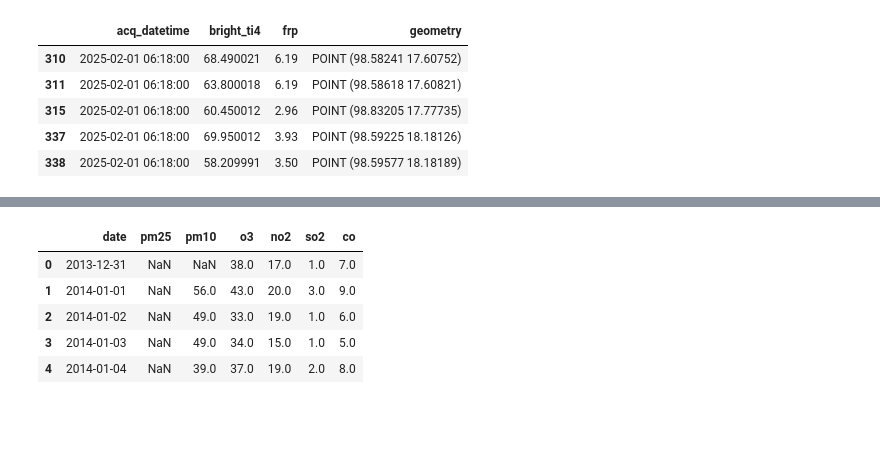
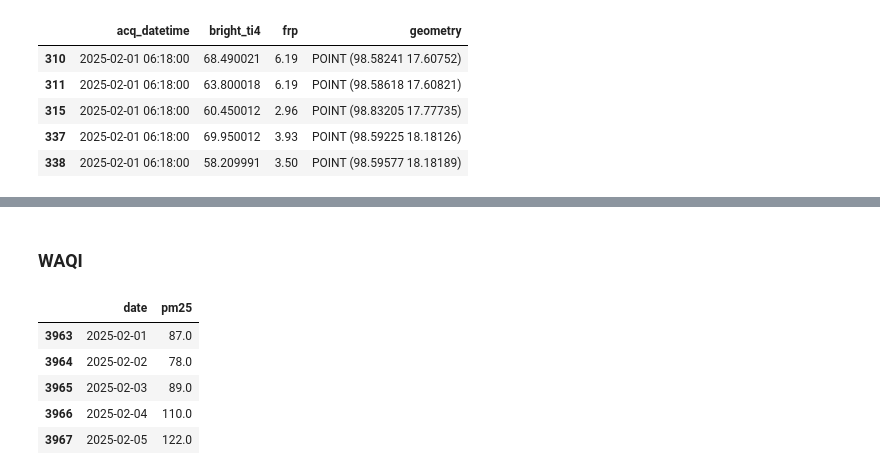
Before and after one commit to dafrose-bajaro/analytics-repo, a Jupyter notebook: notebooks/01_eda_firms.ipynb, the cells around one changed output, grey strips where cells are left out. Drawn from its saved outputs; the diff is of its cells as text; code cells hidden in the pictures; blank space fills up the shorter version.

Commit message:
feat: add waqi data

```diff
--- a/notebooks/01_eda_firms.ipynb
+++ b/notebooks/01_eda_firms.ipynb
@@ -114,17 +120,23 @@ firms_chiang_mai_df.explore(column="bright_ti4", cmap="RdYlBu_r")
 # %% [output]
 [interactive output not drawn]
+# %% [markdown]
+### WAQI
 # %%
 # waqi_airquality data
 waqi_df = conn.sql("""
     SELECT *
     FROM public.waqi_airquality_clean
     """).fetchdf()
 
+waqi_df = waqi_df[["date", "pm25"]]
+waqi_df = waqi_df[(waqi_df["date"] >= "2025-02-01") & (waqi_df["date"] < "2025-04-01")]
+waqi_df = waqi_df.sort_values(by="date", ascending=True)
+
 waqi_df.head(5)
 # %% [output]
-|  | date | pm25 | pm10 | o3 | no2 | so2 | co |
-| 0 | 2013-12-31 | NaN | NaN | 38.0 | 17.0 | 1.0 | 7.0 |
-| 1 | 2014-01-01 | NaN | 56.0 | 43.0 | 20.0 | 3.0 | 9.0 |
-| 2 | 2014-01-02 | NaN | 49.0 | 33.0 | 19.0 | 1.0 | 6.0 |
-| 3 | 2014-01-03 | NaN | 49.0 | 34.0 | 15.0 | 1.0 | 5.0 |
-| 4 | 2014-01-04 | NaN | 39.0 | 37.0 | 19.0 | 2.0 | 8.0 |
+|  | date | pm25 |
+| 3963 | 2025-02-01 | 87.0 |
+| 3964 | 2025-02-02 | 78.0 |
+| 3965 | 2025-02-03 | 89.0 |
+| 3966 | 2025-02-04 | 110.0 |
+| 3967 | 2025-02-05 | 122.0 |
```
Also changed, not shown: parts of 3 cells of this notebook, 1 other file.
